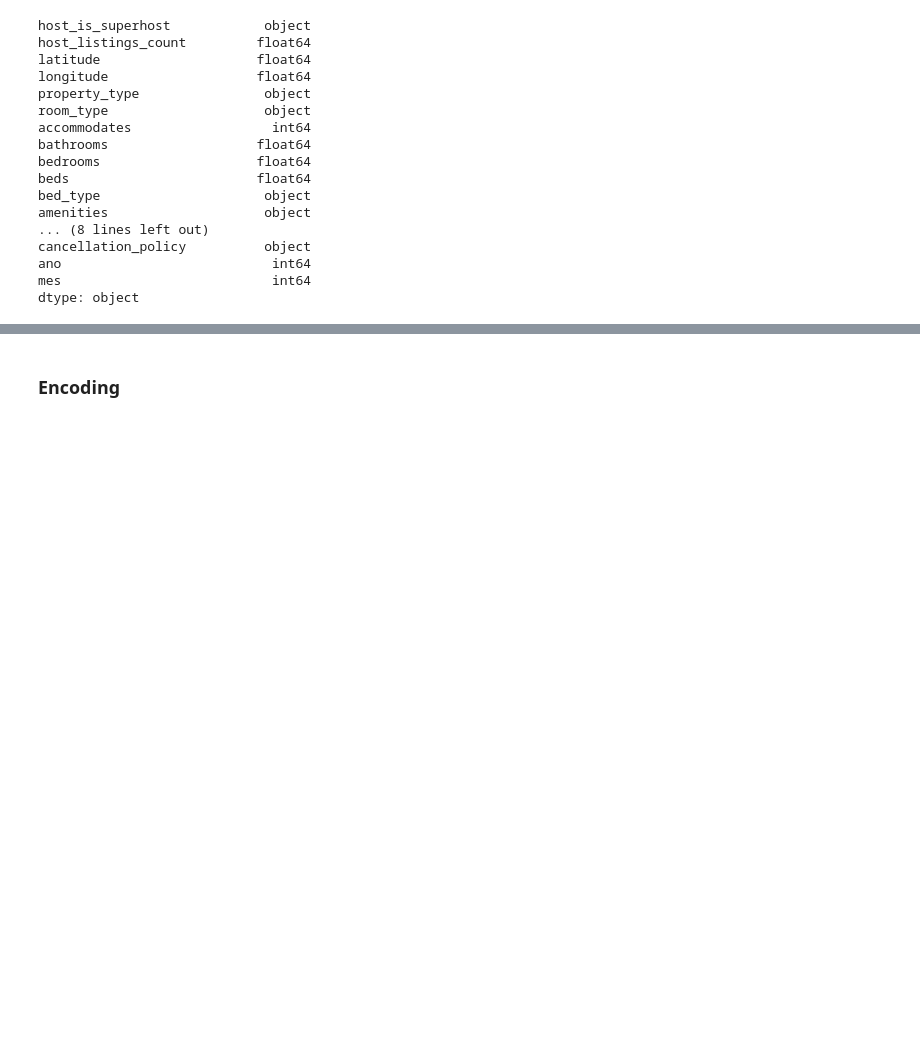
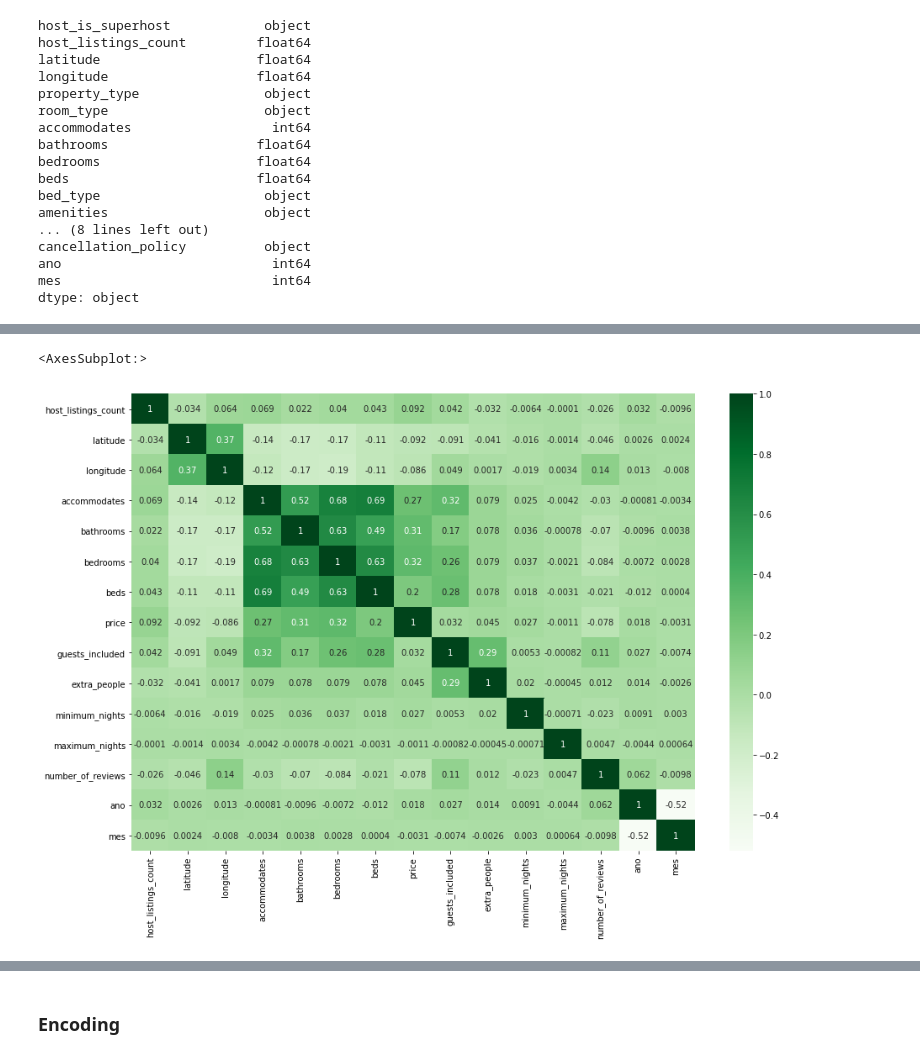
Before and after one commit to hugomacielads/Projeto01-Data-Science-ML, a Jupyter notebook: Solução Airbnb Rio.ipynb, the cells around one changed output, grey strips where cells are left out. Saved outputs shown, nothing was run; the diff lists cells and outputs as text; code cells hidden in the pictures; blank space fills up the shorter version.

```diff
--- a/Solução Airbnb Rio.ipynb
+++ b/Solução Airbnb Rio.ipynb
@@ -197,0 +242,8 @@ dtype: object
+# %%
+# Construindo um gráfico de calor para análise de correlação entre as colunas
+
+plt.figure(figsize=(15, 10))
+sns.heatmap(base_airbnb.corr(), annot=True, cmap='Greens')
+# %% [output]
+<AxesSubplot:>
+[figure, added]
```
Also changed, not shown: parts of 49 cells of this notebook.
